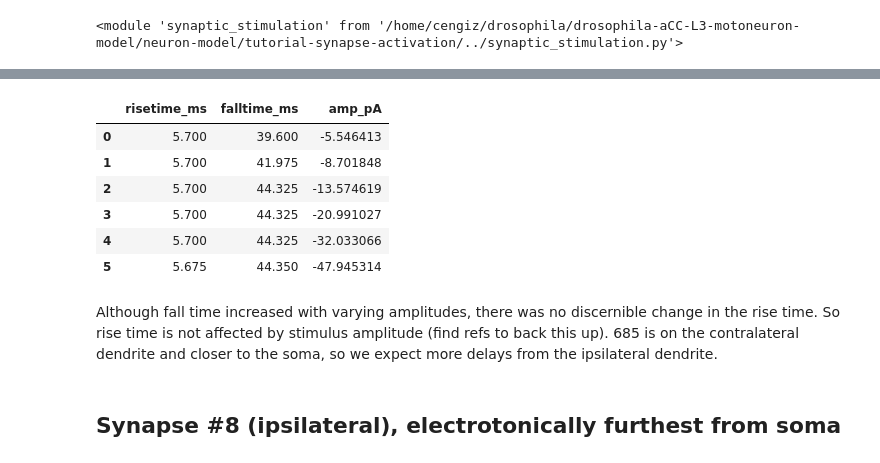
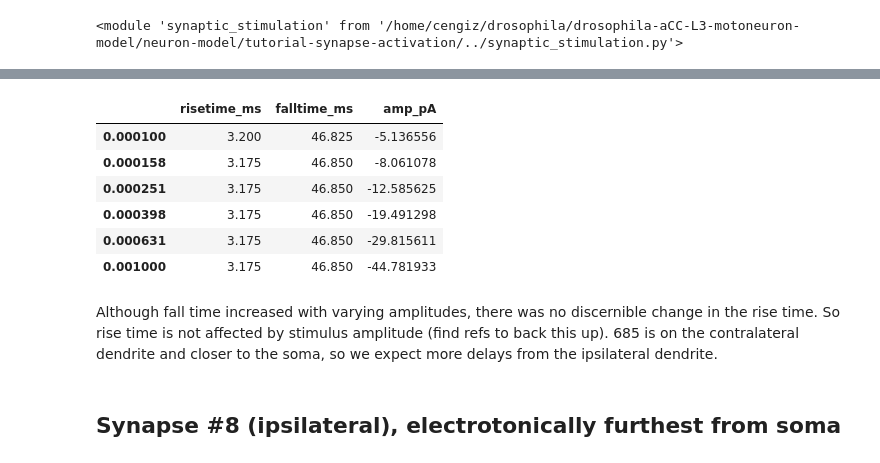
Before and after one commit to cengique/drosophila-aCC-L3-motoneuron-model, a Jupyter notebook: neuron-model/tutorial-synapse-activation/sim-synapse-act.ipynb, the cells around one changed output, grey strips where cells are left out. Drawn from its saved outputs; the diff is of its cells as text; code cells hidden in the pictures.

```diff
--- a/neuron-model/tutorial-synapse-activation/sim-synapse-act.ipynb
+++ b/neuron-model/tutorial-synapse-activation/sim-synapse-act.ipynb
@@ -49,6 +48,11 @@ h('''{load_file("../chan-DmNaT-ODowd.hoc")
 # load morphology
 h('{load_file("../neuron-morph-ext-axon-2pieces-chans-ext-axon-70um.hoc")}')
 
+# "fix" reversals in active section
+h.axon_ext[1].ena = 45
+h.axon_ext[1].ek = -85
+h.psection(sec=h.axon_ext[1])
+
 # enable or disable voltage clamp
 h('load_file("../vclamp_soma_-60mV.ses")')
 # %% [output]
@@ -187,7 +191,7 @@ extract_mini_metrics(h, np.array(vc_current), 10)
 # %% [markdown]
 ### Run a sweep of amplitudes
 # %%
-vc_currents_685 = run_amp_sweep(h, ps, vc_current, syn, .0001, 0.001, 6)
+vc_currents_685, list_steps_dend685 = run_amp_sweep(h, ps, vc_current, syn, .0001, 0.001, 6)
 # %% [output]
 Simulating step of synaptic weight of 0.0001.
 Reading state from file.
@@ -226,5 +237,5 @@ export_svg(f, filename="single-input-dendrite-685-amp-sweep.svg")
 # %%
-minis_den685_df = get_sweep_metrics(h, vc_currents_685)
+minis_den685_df = get_sweep_metrics(h, vc_currents_685, list_steps_dend685)
 plot_scatter_risetime_amp(minis_den685_df)
 minis_den685_df
 # %% [output]
@@ -233,12 +242,12 @@ minis_den685_df
 |  | risetime_ms | falltime_ms | amp_pA |
-| 0 | 5.700 | 39.600 | -5.546413 |
-| 1 | 5.700 | 41.975 | -8.701848 |
-| 2 | 5.700 | 44.325 | -13.574619 |
-| 3 | 5.700 | 44.325 | -20.991027 |
-| 4 | 5.700 | 44.325 | -32.033066 |
-| 5 | 5.675 | 44.350 | -47.945314 |
+| 0.000100 | 3.200 | 46.825 | -5.136556 |
+| 0.000158 | 3.175 | 46.850 | -8.061078 |
+| 0.000251 | 3.175 | 46.850 | -12.585625 |
+| 0.000398 | 3.175 | 46.850 | -19.491298 |
+| 0.000631 | 3.175 | 46.850 | -29.815611 |
+| 0.001000 | 3.175 | 46.850 | -44.781933 |
-# %% [markdown]
-Although fall time increased with varying amplitudes, there was no discernible change in the rise time. So rise time is not affected by stimulus amplitude (find refs to back this up). 685 is on the contralateral dendrite and closer to the soma, so we expect more delays from the ipsilateral dendrite.
+# %% [markdown]
+Although fall time increased with varying amplitudes, there was no discernible change in the rise time. So rise time is not affected by stimulus amplitude (find refs to back this up). 685 is on the contralateral dendrite and closer to the soma, so we expect more delays from the ipsilateral dendrite.
 # %% [markdown]
 ## Synapse #8 (ipsilateral), electrotonically furthest from soma
 # %%
```
Also changed, not shown: parts of 56 cells of this notebook, 4 other files.
